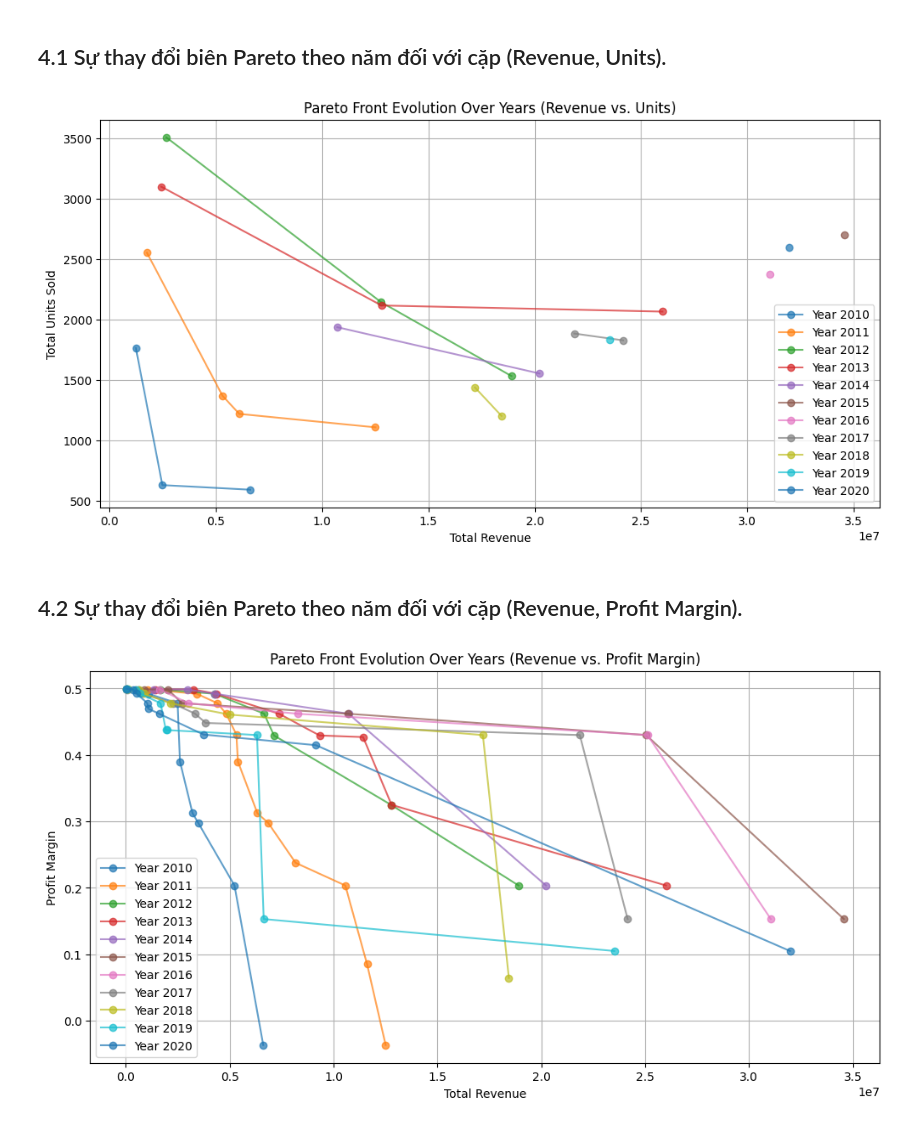
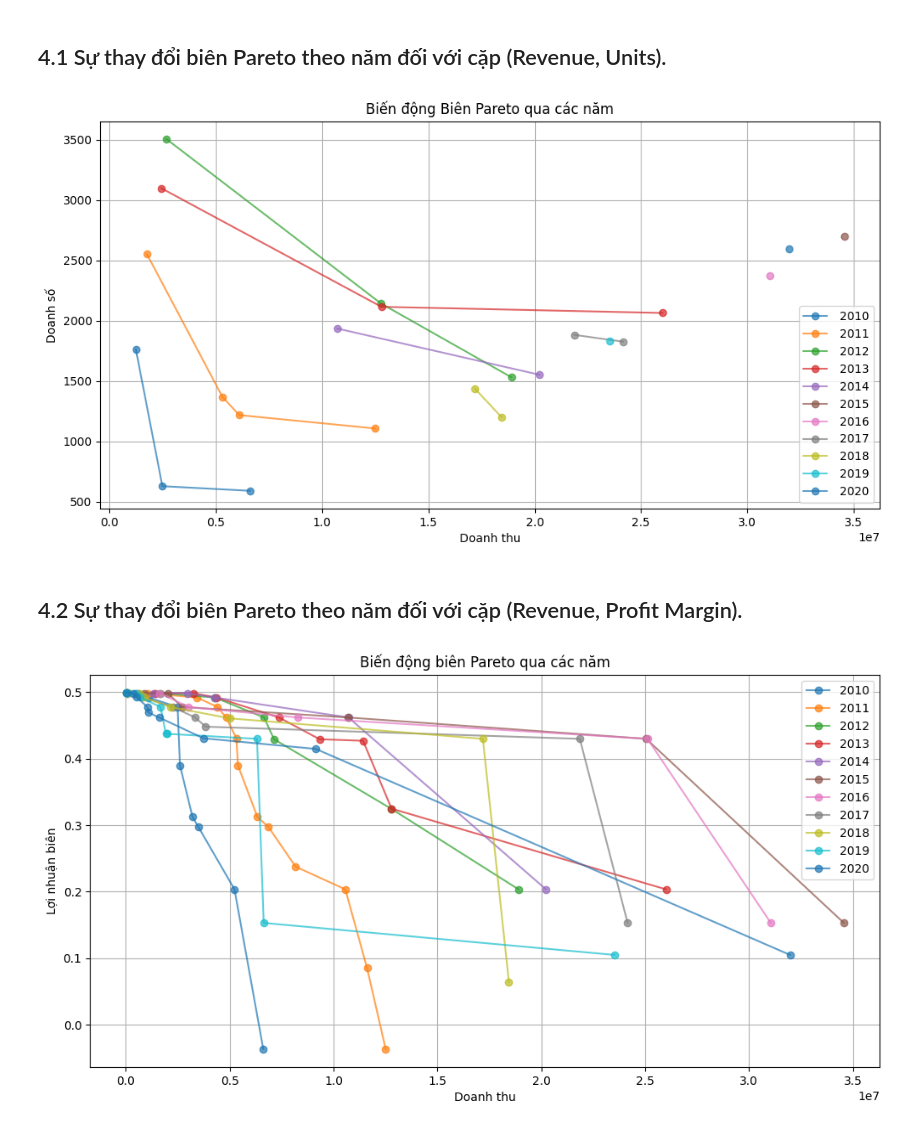
Before and after one commit to HaiAu2501/Try-Some-Models, a Jupyter notebook: tasks/3.ipynb, the cells around one changed output. Drawn from its saved outputs; the diff is of its cells as text; code cells hidden in the pictures.

```diff
--- a/tasks/3.ipynb
+++ b/tasks/3.ipynb
@@ -1169,16 +1174,16 @@ for year in sorted(df_yearly["Year"].unique()):
     df_year = df_yearly[df_yearly["Year"] == year]
     pareto_year = pareto_frontier(df_year, "Revenue", "Units")
 
-    plt.plot(pareto_year["Revenue"], pareto_year["Units"], marker="o", linestyle="-", label=f"Year {year}", alpha=0.7)
+    plt.plot(pareto_year["Revenue"], pareto_year["Units"], marker="o", linestyle="-", label=f" {year}", alpha=0.7)
 
-plt.xlabel("Total Revenue")
-plt.ylabel("Total Units Sold")
-plt.title("Pareto Front Evolution Over Years (Revenue vs. Units)")
+plt.xlabel("Doanh thu")
+plt.ylabel("Doanh số")
+plt.title("Biến động Biên Pareto qua các năm")
 plt.legend()
 plt.grid()
 plt.show()
 # %% [output]
-[figure, old version]
+[figure, new version]
 # %% [markdown]
 ## 4.2 Sự thay đổi biên Pareto theo năm đối với cặp (Revenue, Profit Margin).
 # %%
@@ -1219,35 +1224,35 @@ def pareto_frontier(df, x_col, y_col):
     for i in range(1, len(df_sorted)):
         if df_sorted.iloc[i][y_col] > pareto_front[-1][y_col]:  # Kiểm tra trội
             pareto_front.append(df_sorted.iloc[i])
 
     return pd.DataFrame(pareto_front)
 
 # Xác định Pareto Front cho (Units, Revenue)
 pareto_units_revenue = pareto_frontier(df_summary, "Units", "Revenue")
 
 # Xác định Pareto Front cho (Revenue, Profit Margin)
 pareto_revenue_margin = pareto_frontier(df_summary, "Revenue", "Profit_Margin")
 
 # Thêm cột năm để theo dõi sự thay đổi theo năm
 df_train["Year"] = df_train["Date"].dt.year
 
 # Groupby theo ProductID và Year để tính tổng Revenue và Units mỗi năm
 df_yearly = df_train.groupby(["ProductID", "Year"]).agg({"Revenue": "sum", "Units": "sum", "Profit_Margin": "mean" }).reset_index()
 
 # Vẽ sự thay đổi Pareto Front qua các năm
 plt.figure(figsize=(12, 6))
 
 for year in sorted(df_yearly["Year"].unique()):
     df_year = df_yearly[df_yearly["Year"] == year]
     pareto_year = pareto_frontier(df_year, "Revenue", "Profit_Margin")
 
-    plt.plot(pareto_year["Revenue"], pareto_year["Profit_Margin"], marker="o", linestyle="-", label=f"Year {year}", alpha=0.7)
+    plt.plot(pareto_year["Revenue"], pareto_year["Profit_Margin"], marker="o", linestyle="-", label=f"{year}", alpha=0.7)
 
-plt.xlabel("Total Revenue")
-plt.ylabel("Profit Margin")
-plt.title("Pareto Front Evolution Over Years (Revenue vs. Profit Margin)")
+plt.xlabel("Doanh thu")
+plt.ylabel("Lợi nhuận biên")
+plt.title("Biến động biên Pareto qua các năm")
 plt.legend()
 plt.grid()
 plt.show()
 # %% [output]
-[figure, old version]
+[figure, new version]
```
Also changed, not shown: parts of 8 cells of this notebook.
